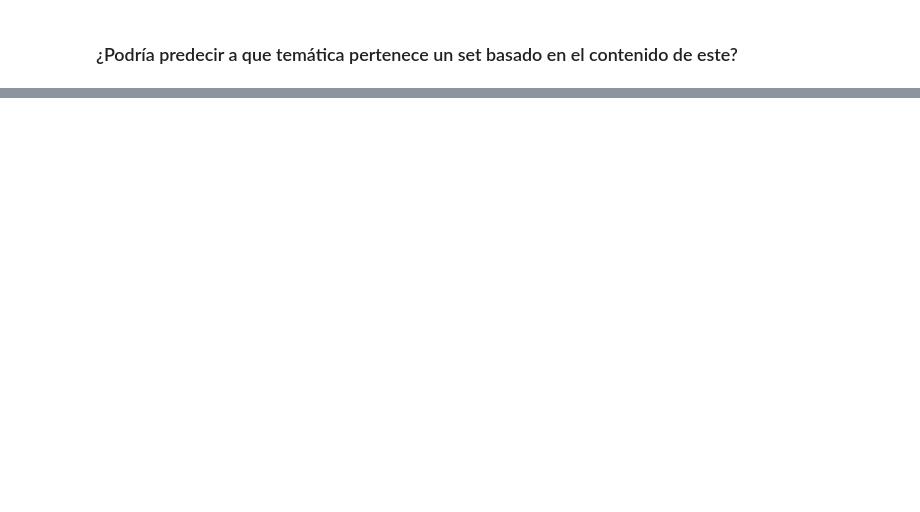
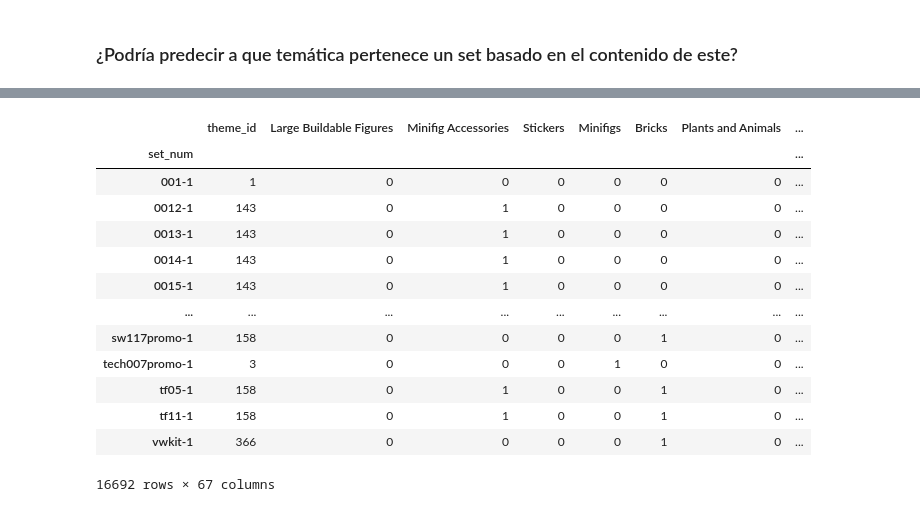
Before and after one commit to BenjaSar/AdD, a Jupyter notebook: TP_Integrador_AdD.ipynb, the cells around one changed output, grey strips where cells are left out. Drawn from its saved outputs; the diff is of its cells as text; code cells hidden in the pictures; blank space fills up the shorter version.

```diff
--- a/TP_Integrador_AdD.ipynb
+++ b/TP_Integrador_AdD.ipynb
@@ -1285,0 +1396,20 @@ grouped_data2
+# %%
+#Agrupo por 'set_num' este es el set que posiblemente podriamos trabajar para responder la pregunta
+result_part_cat2 = result_part_cat2.drop(columns='cat_name')
+result_part_cat2 = result_part_cat2.groupby('set_num', ).agg('max')
+result_part_cat2
+# %% [output]
+|  | theme_id | Large Buildable Figures | Minifig Accessories | Stickers | Minifigs | Bricks | Plants and Animals | ... |
+| set_num |  |  |  |  |  |  |  | ... |
+| 001-1 | 1 | 0 | 0 | 0 | 0 | 0 | 0 | ... |
+| 0012-1 | 143 | 0 | 1 | 0 | 0 | 0 | 0 | ... |
+| 0013-1 | 143 | 0 | 1 | 0 | 0 | 0 | 0 | ... |
+| 0014-1 | 143 | 0 | 1 | 0 | 0 | 0 | 0 | ... |
+| 0015-1 | 143 | 0 | 1 | 0 | 0 | 0 | 0 | ... |
+| ... | ... | ... | ... | ... | ... | ... | ... | ... |
+| sw117promo-1 | 158 | 0 | 0 | 0 | 0 | 1 | 0 | ... |
+| tech007promo-1 | 3 | 0 | 0 | 0 | 1 | 0 | 0 | ... |
+| tf05-1 | 158 | 0 | 1 | 0 | 0 | 1 | 0 | ... |
+| tf11-1 | 158 | 0 | 1 | 0 | 0 | 1 | 0 | ... |
+| vwkit-1 | 366 | 0 | 0 | 0 | 0 | 1 | 0 | ... |
+16692 rows × 67 columns
```
Also changed, not shown: parts of 42 cells of this notebook.
